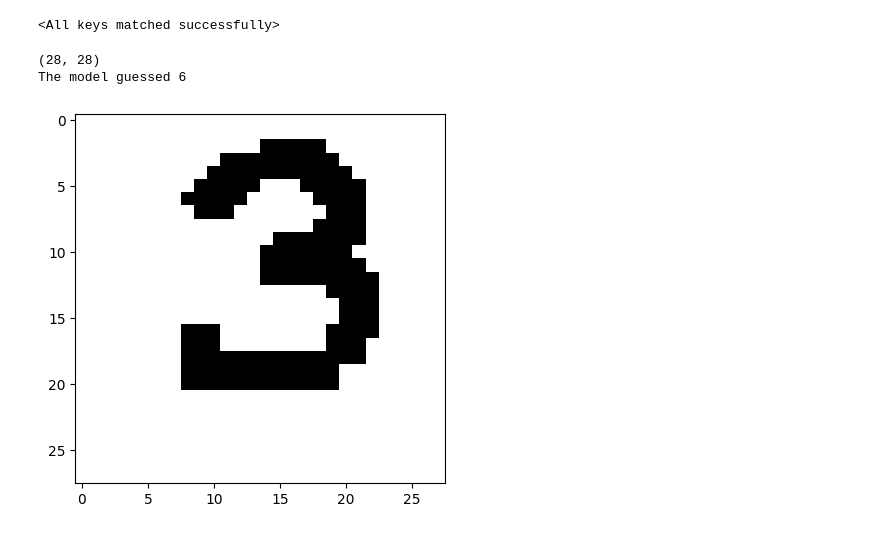
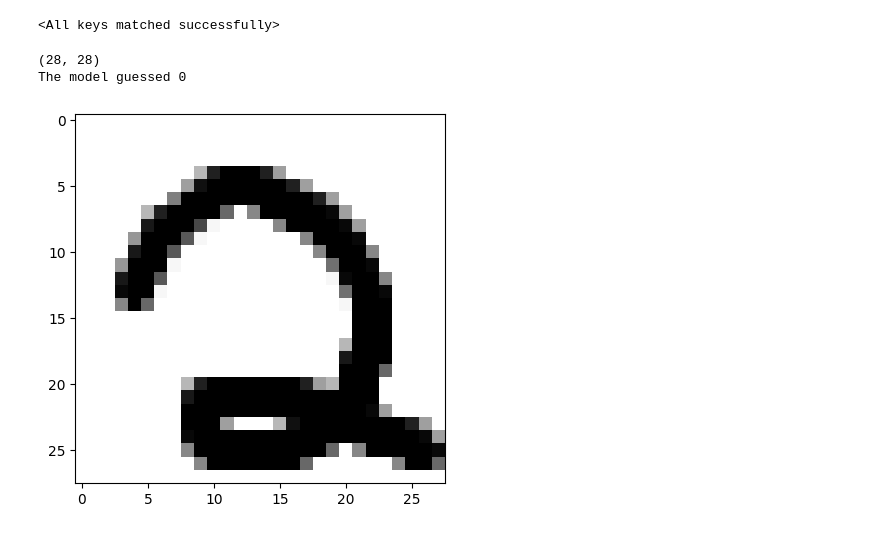
Before and after one commit to ryanbylee/handwritten-digit-classifier, a Jupyter notebook: test_final_project.ipynb, the cells around one changed output. Cells and saved outputs as stored; diff of their text form; code cells hidden in the pictures.

```diff
--- a/test_final_project.ipynb
+++ b/test_final_project.ipynb
@@ -16,15 +16,15 @@ model0.load_state_dict(torch.load('./weights.pth')) #I have it saved in this fol
 # %% [output]
 <All keys matched successfully>
 # %%
-img = Image.open('./3.png').convert('L') #change the file path here
+img = Image.open('./2.png').convert('L') #change the file path here
 img = ImageOps.invert(img)
 image = np.array(img)
 print(image.shape)
 plt.imshow(image.squeeze(), cmap='gray_r')
 
 guess0 = torch.argmax(model0(torch.tensor(image).float())).item() #change number in this line
 print('The model guessed', guess0)
 # %% [output]
 (28, 28)
-The model guessed 6
+The model guessed 0
-[figure, old version]
+[figure, new version]
```
Also changed, not shown: 5 other files.
